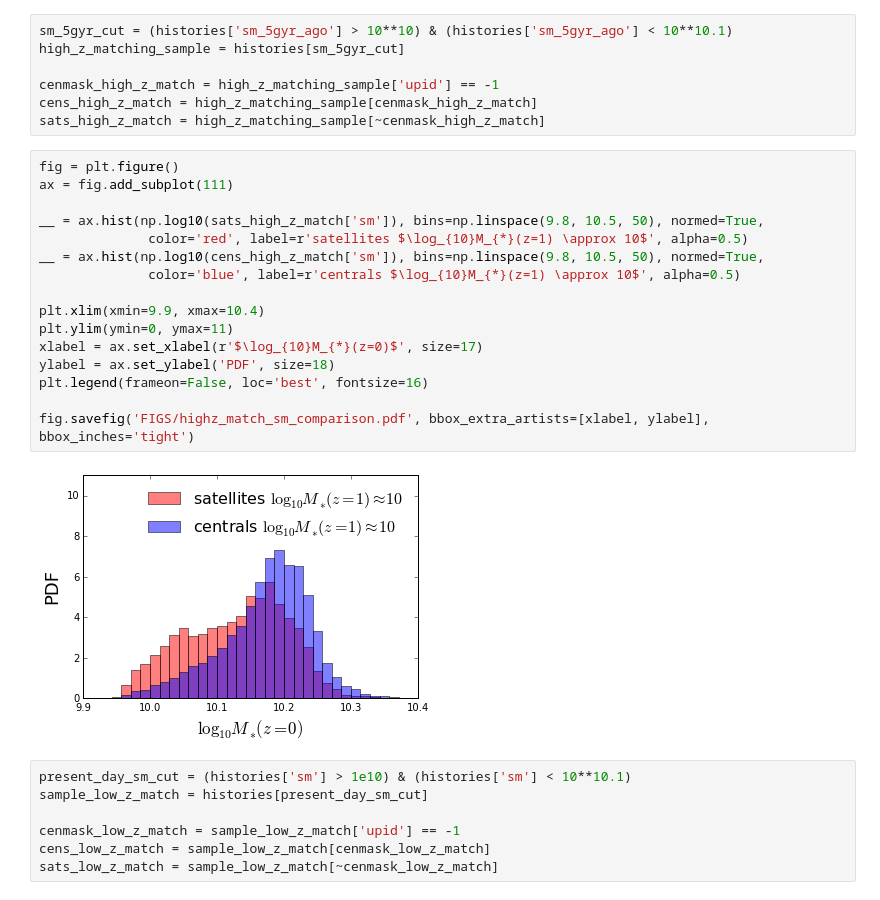
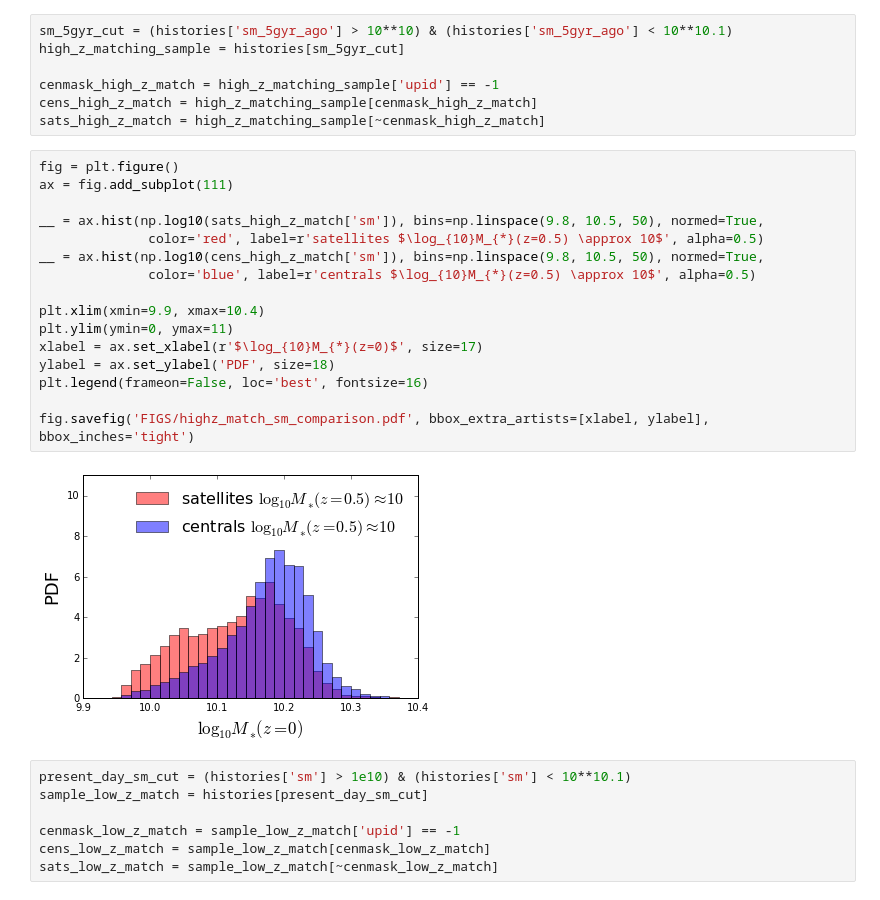
Before and after one commit to aphearin/time_evolving_cam_utils, a Jupyter notebook: continued_sat_growth.ipynb, the cells around one changed output. Drawn from its saved outputs; the diff is of its cells as text.

Commit message:
Updated continued satellite star formation notebook

```diff
--- a/continued_sat_growth.ipynb
+++ b/continued_sat_growth.ipynb
@@ -37,21 +37,21 @@ sats_high_z_match = high_z_matching_sample[~cenmask_high_z_match]
 # %%
 fig = plt.figure()
 ax = fig.add_subplot(111)
 
 __ = ax.hist(np.log10(sats_high_z_match['sm']), bins=np.linspace(9.8, 10.5, 50), normed=True,
-              color='red', label=r'satellites $\log_{10}M_{*}(z=1) \approx 10$', alpha=0.5)
+              color='red', label=r'satellites $\log_{10}M_{*}(z=0.5) \approx 10$', alpha=0.5)
 __ = ax.hist(np.log10(cens_high_z_match['sm']), bins=np.linspace(9.8, 10.5, 50), normed=True,
-              color='blue', label=r'centrals $\log_{10}M_{*}(z=1) \approx 10$', alpha=0.5)
+              color='blue', label=r'centrals $\log_{10}M_{*}(z=0.5) \approx 10$', alpha=0.5)
 
 plt.xlim(xmin=9.9, xmax=10.4)
 plt.ylim(ymin=0, ymax=11)
 xlabel = ax.set_xlabel(r'$\log_{10}M_{*}(z=0)$', size=17)
 ylabel = ax.set_ylabel('PDF', size=18)
 plt.legend(frameon=False, loc='best', fontsize=16)
 
 fig.savefig('FIGS/highz_match_sm_comparison.pdf', bbox_extra_artists=[xlabel, ylabel], bbox_inches='tight')
 # %% [output]
-[figure, old version]
+[figure, new version]
 # %%
 present_day_sm_cut = (histories['sm'] > 1e10) & (histories['sm'] < 10**10.1)
 sample_low_z_match = histories[present_day_sm_cut]
```
Also changed, not shown: parts of 4 cells of this notebook.
